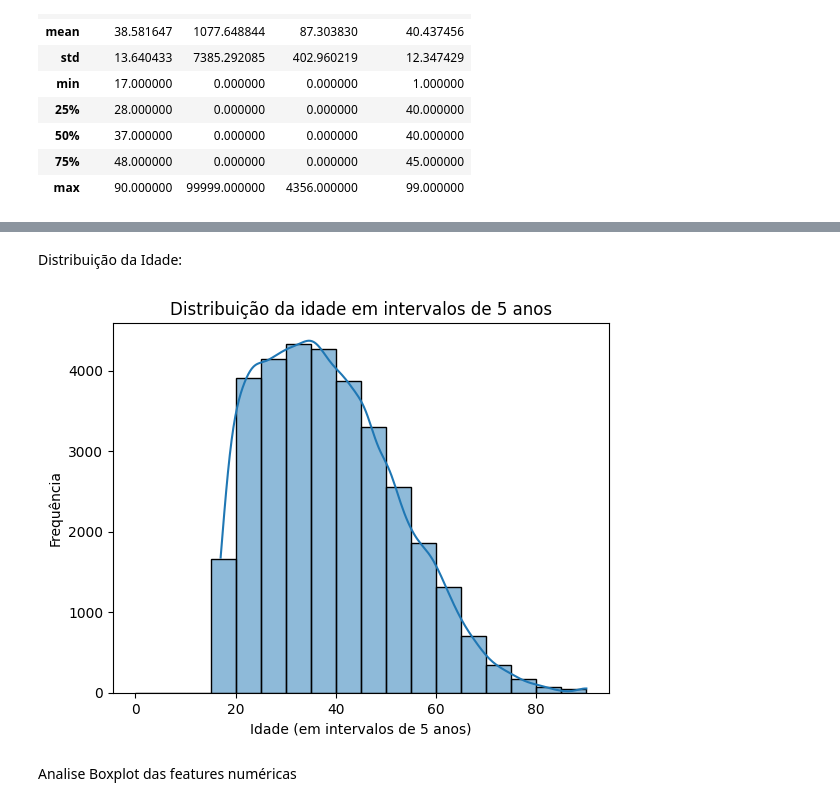
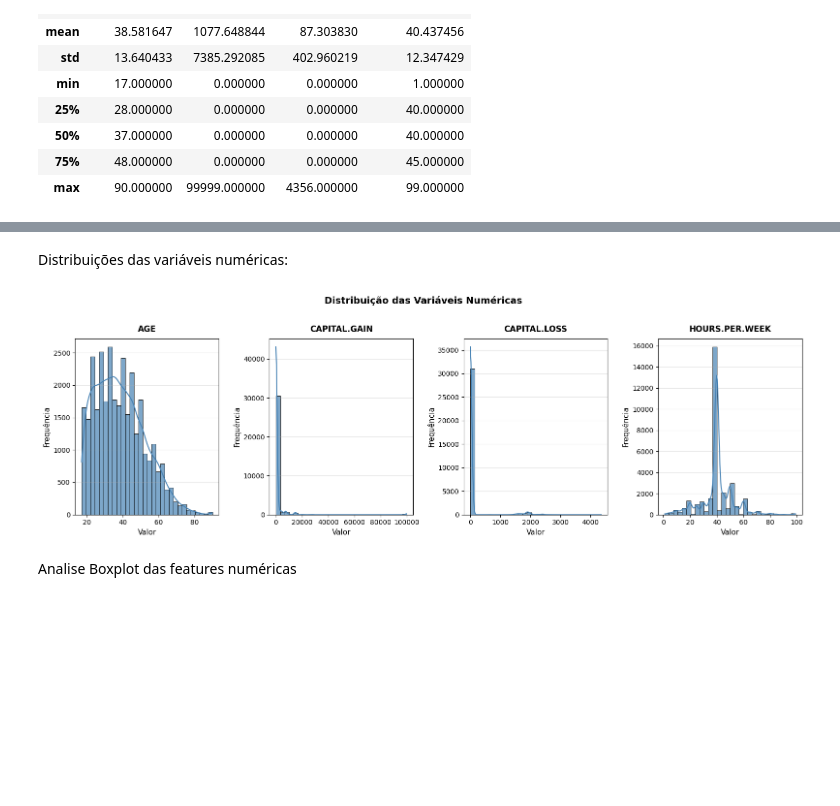
Before and after one commit to lincolngmc/caixaVersoGrupo5Modulo2, a Jupyter notebook: analise_adult_income.ipynb, the cells around one changed output, grey strips where cells are left out. Cells and saved outputs as stored; diff of their text form; code cells hidden in the pictures; blank space fills up the shorter version.

```diff
--- a/analise_adult_income.ipynb
+++ b/analise_adult_income.ipynb
@@ -264,14 +314,0 @@ Percentual de Distribuição de Renda:
-# %%
-# Calcular percentuais
-contagem_renda = df['income'].value_counts(normalize=True) * 100
-
-# Criar gráfico
-ax = sns.barplot(x=contagem_renda.index, y=contagem_renda.values)
-
-# Adicionar rótulos de percentual em cada barra
-for i, v in enumerate(contagem_renda.values):
-    ax.text(i, v + 1, f"{v:.1f}%", ha='center', fontweight='bold')
-
-plt.ylabel("Percentual (%)")
-plt.title("Distribuição percentual da renda")
-plt.show()
@@ -280,16 +315,28 @@ plt.show()
 # %% [markdown]
-Distribuição da Idade:
+Distribuições das variáveis numéricas:
 # %%
-# Criar bins de 5 em 5 anos (ex.: de 0 até 100)
-bins = np.arange(0, df['age'].max() + 5, 5)
+# Distribuições das variáveis numéricas
+colunas_numericas = ["age", "capital.gain", "capital.loss", "hours.per.week"]
 
-# Histograma com intervalos de 5 anos
-sns.histplot(df['age'], bins=bins, kde=True)
-plt.xlabel("Idade (em intervalos de 5 anos)")
-plt.ylabel("Frequência")
-plt.title("Distribuição da idade em intervalos de 5 anos")
+n_cols = len(colunas_numericas)
+
+fig, axes = plt.subplots(1, n_cols, figsize=(16, 5))
+
+# Se houver apenas 1 coluna, axes não será um array
+if n_cols == 1:
+    axes = [axes]
+
+for ax, col in zip(axes, colunas_numericas):
+    sns.histplot(df[col].dropna(), kde=True, ax=ax, bins=30, color='steelblue', edgecolor='black', alpha=0.7)
+    ax.set_title(f'{col.upper()}', fontsize=12, fontweight='bold', pad=10)
+    ax.set_xlabel('Valor', fontsize=11)
+    ax.set_ylabel('Frequência', fontsize=11)
+    ax.grid(axis='y', alpha=0.3)
+
+plt.suptitle('Distribuição das Variáveis Numéricas', fontsize=14, fontweight='bold', y=1.02)
+plt.tight_layout()
 plt.show()
 # %% [output]
-[figure, old version]
+[figure, new version]
 # %% [markdown]
 Analise Boxplot das features numéricas
```
Also changed, not shown: parts of 11 cells of this notebook.
